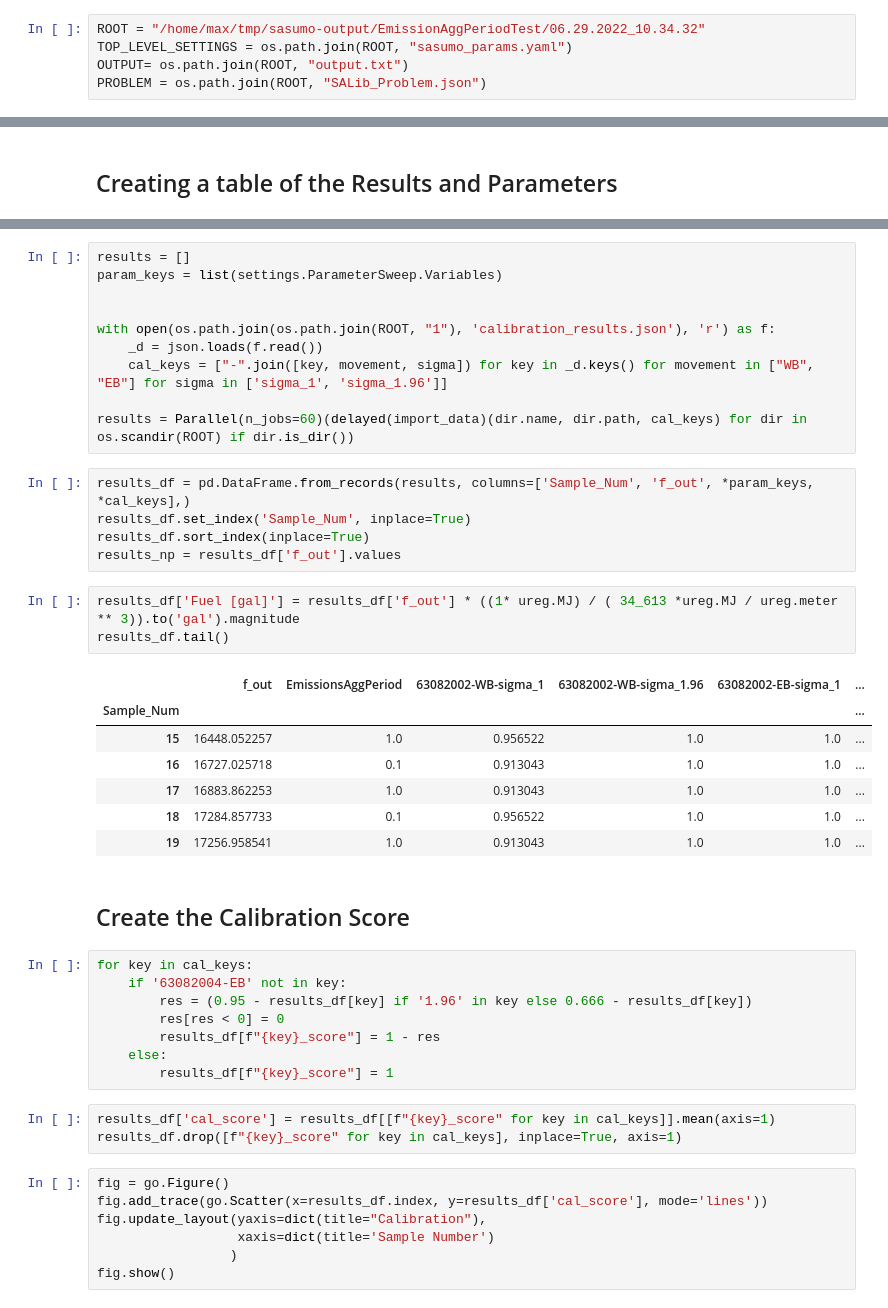
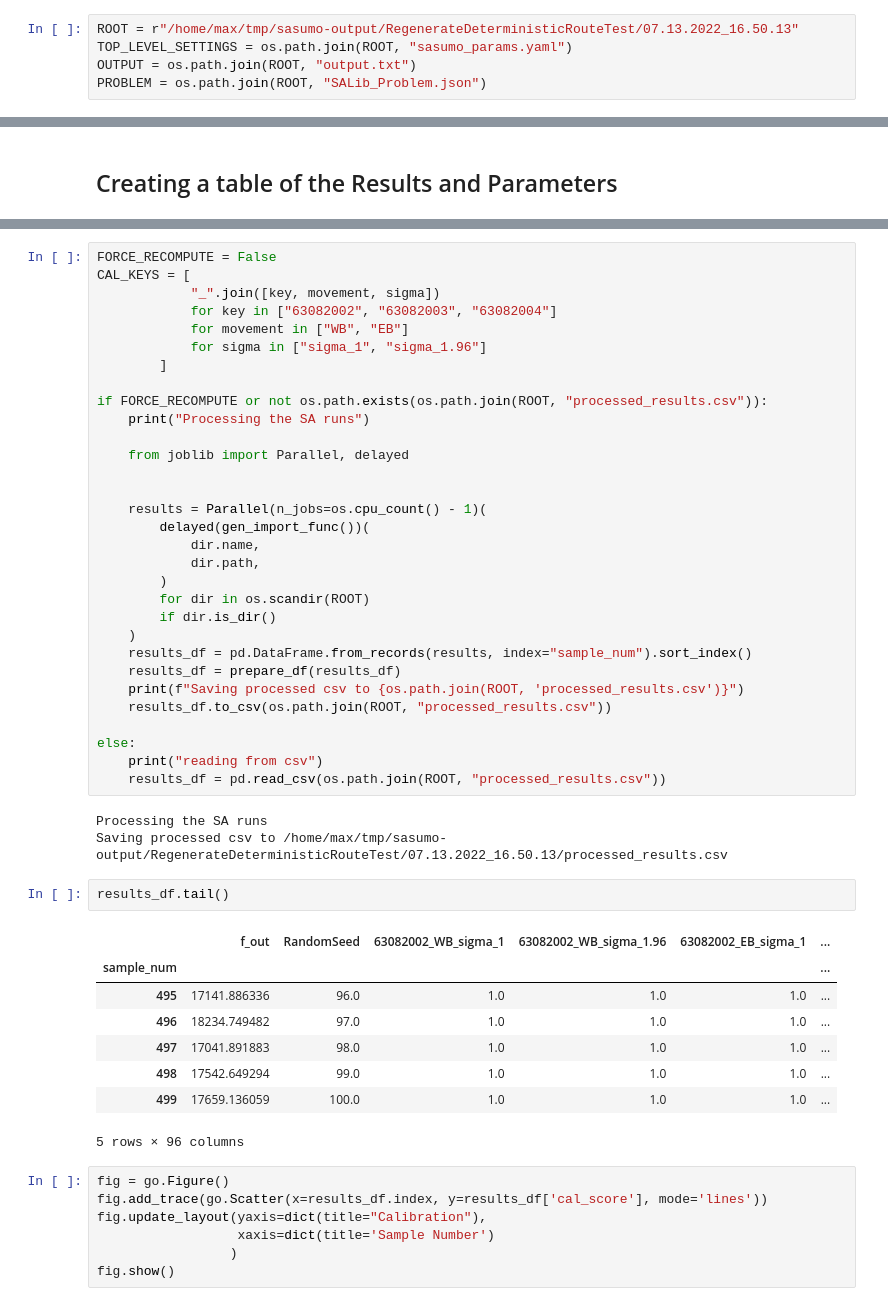
Before and after one commit to mschrader15/SASUMO, a Jupyter notebook: analysis/parameter_sweep/analysis.ipynb, the cells around one changed output, grey strips where cells are left out. Cells and saved outputs as stored; diff of their text form.

Commit message:
Updated to support deterministic route regen
Signed-off-by: mschrader15 <mcschrader@crimson.ua.edu>

```diff
--- a/analysis/parameter_sweep/analysis.ipynb
+++ b/analysis/parameter_sweep/analysis.ipynb
@@ -43,9 +34,9 @@ ureg = pint.UnitRegistry()
 # %% [markdown]
 ## Defining the Analysis Root
 # %%
-ROOT = "/home/max/tmp/sasumo-output/EmissionAggPeriodTest/06.29.2022_10.34.32"
+ROOT = r"/home/max/tmp/sasumo-output/RegenerateDeterministicRouteTest/07.13.2022_16.50.13"
 TOP_LEVEL_SETTINGS = os.path.join(ROOT, "sasumo_params.yaml")
-OUTPUT= os.path.join(ROOT, "output.txt")
+OUTPUT = os.path.join(ROOT, "output.txt")
 PROBLEM = os.path.join(ROOT, "SALib_Problem.json")
 # %%
 # with open(TOP_LEVEL_SETTINGS, 'rb') as f:
@@ -81,42 +101,48 @@ def import_data(_dir_name, _dir, cal_keys):
 # %%
-results = []
-param_keys = list(settings.ParameterSweep.Variables)
+FORCE_RECOMPUTE = False
+CAL_KEYS = [
+            "_".join([key, movement, sigma])
+            for key in ["63082002", "63082003", "63082004"]
+            for movement in ["WB", "EB"]
+            for sigma in ["sigma_1", "sigma_1.96"]
+        ]
+
+if FORCE_RECOMPUTE or not os.path.exists(os.path.join(ROOT, "processed_results.csv")):
+    print("Processing the SA runs")
+
+    from joblib import Parallel, delayed
 
 
-with open(os.path.join(os.path.join(ROOT, "1"), 'calibration_results.json'), 'r') as f:
-    _d = json.loads(f.read())
-    cal_keys = ["-".join([key, movement, sigma]) for key in _d.keys() for movement in ["WB", "EB"] for sigma in ['sigma_1', 'sigma_1.96']]
+    results = Parallel(n_jobs=os.cpu_count() - 1)(
+        delayed(gen_import_func())(
+            dir.name,
+            dir.path,
+        )
+        for dir in os.scandir(ROOT)
+        if dir.is_dir()
+    )
+    results_df = pd.DataFrame.from_records(results, index="sample_num").sort_index()
+    results_df = prepare_df(results_df)
+    print(f"Saving processed csv to {os.path.join(ROOT, 'processed_results.csv')}")
+    results_df.to_csv(os.path.join(ROOT, "processed_results.csv"))
 
-results = Parallel(n_jobs=60)(delayed(import_data)(dir.name, dir.path, cal_keys) for dir in os.scandir(ROOT) if dir.is_dir())
+else:
+    print("reading from csv")
+    results_df = pd.read_csv(os.path.join(ROOT, "processed_results.csv"))
+# %% [output]
+Processing the SA runs
+Saving processed csv to /home/max/tmp/sasumo-output/RegenerateDeterministicRouteTest/07.13.2022_16.50.13/processed_results.csv
-# %%
-results_df = pd.DataFrame.from_records(results, columns=['Sample_Num', 'f_out', *param_keys, *cal_keys],)
-results_df.set_index('Sample_Num', inplace=True)
-results_df.sort_index(inplace=True)
-results_np = results_df['f_out'].values
 # %%
-results_df['Fuel [gal]'] = results_df['f_out'] * ((1* ureg.MJ) / ( 34_613 *ureg.MJ / ureg.meter ** 3)).to('gal').magnitude
 results_df.tail()
 # %% [output]
-|  | f_out | EmissionsAggPeriod | 63082002-WB-sigma_1 | 63082002-WB-sigma_1.96 | 63082002-EB-sigma_1 | ... |
-| Sample_Num |  |  |  |  |  | ... |
-| 15 | 16448.052257 | 1.0 | 0.956522 | 1.0 | 1.0 | ... |
-| 16 | 16727.025718 | 0.1 | 0.913043 | 1.0 | 1.0 | ... |
-| 17 | 16883.862253 | 1.0 | 0.913043 | 1.0 | 1.0 | ... |
-| 18 | 17284.857733 | 0.1 | 0.956522 | 1.0 | 1.0 | ... |
-| 19 | 17256.958541 | 1.0 | 0.913043 | 1.0 | 1.0 | ... |
+|  | f_out | RandomSeed | 63082002_WB_sigma_1 | 63082002_WB_sigma_1.96 | 63082002_EB_sigma_1 | ... |
+| sample_num |  |  |  |  |  | ... |
+| 495 | 17141.886336 | 96.0 | 1.0 | 1.0 | 1.0 | ... |
+| 496 | 18234.749482 | 97.0 | 1.0 | 1.0 | 1.0 | ... |
+| 497 | 17041.891883 | 98.0 | 1.0 | 1.0 | 1.0 | ... |
+| 498 | 17542.649294 | 99.0 | 1.0 | 1.0 | 1.0 | ... |
+| 499 | 17659.136059 | 100.0 | 1.0 | 1.0 | 1.0 | ... |
+5 rows × 96 columns
-# %% [markdown]
-## Create the Calibration Score
-# %%
-for key in cal_keys:
-    if '63082004-EB' not in key:
-        res = (0.95 - results_df[key] if '1.96' in key else 0.666 - results_df[key])
-        res[res < 0] = 0
-        results_df[f"{key}_score"] = 1 - res
-    else:
-        results_df[f"{key}_score"] = 1
-# %%
-results_df['cal_score'] = results_df[[f"{key}_score" for key in cal_keys]].mean(axis=1)
-results_df.drop([f"{key}_score" for key in cal_keys], inplace=True, axis=1)
 # %%
 fig = go.Figure()
 fig.add_trace(go.Scatter(x=results_df.index, y=results_df['cal_score'], mode='lines'))
```
Also changed, not shown: parts of 16 cells of this notebook, 4 other files.
